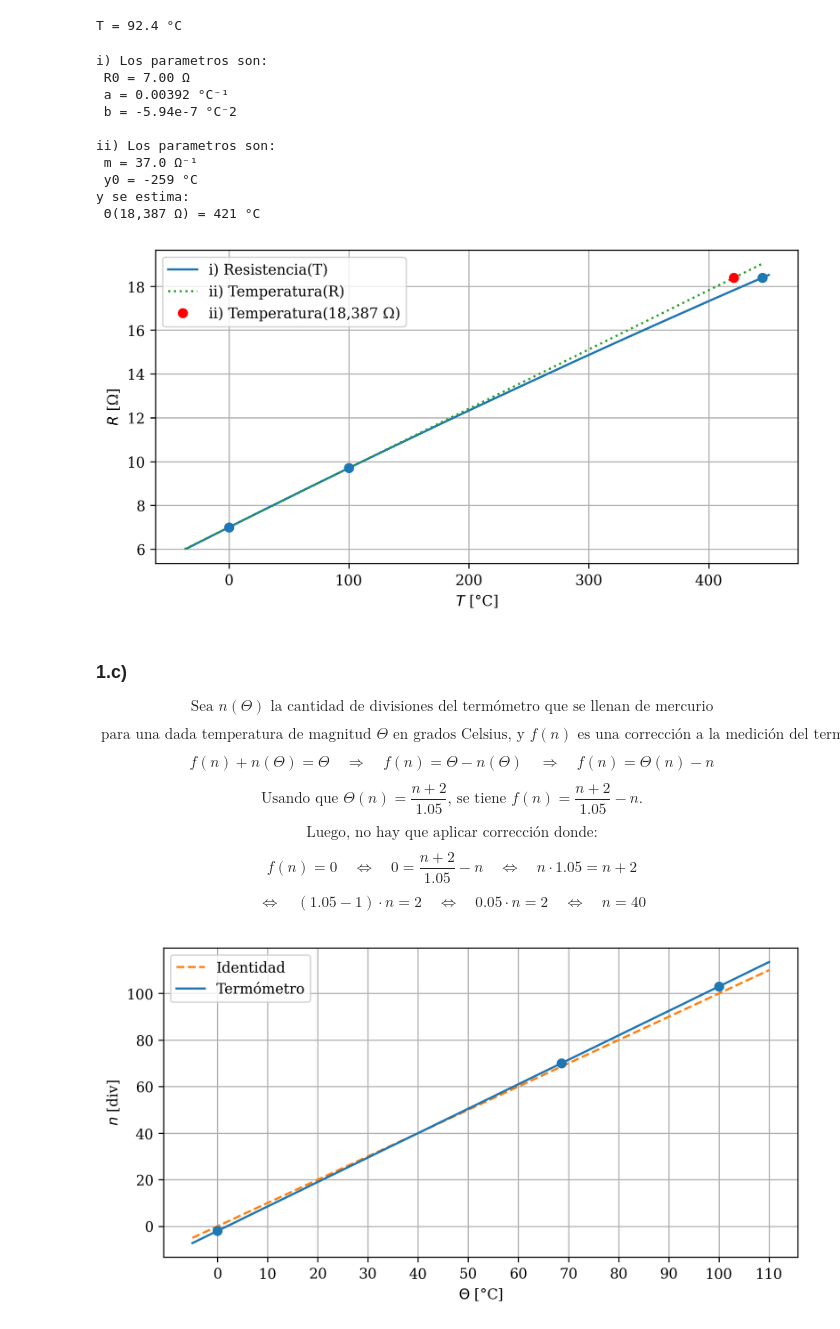
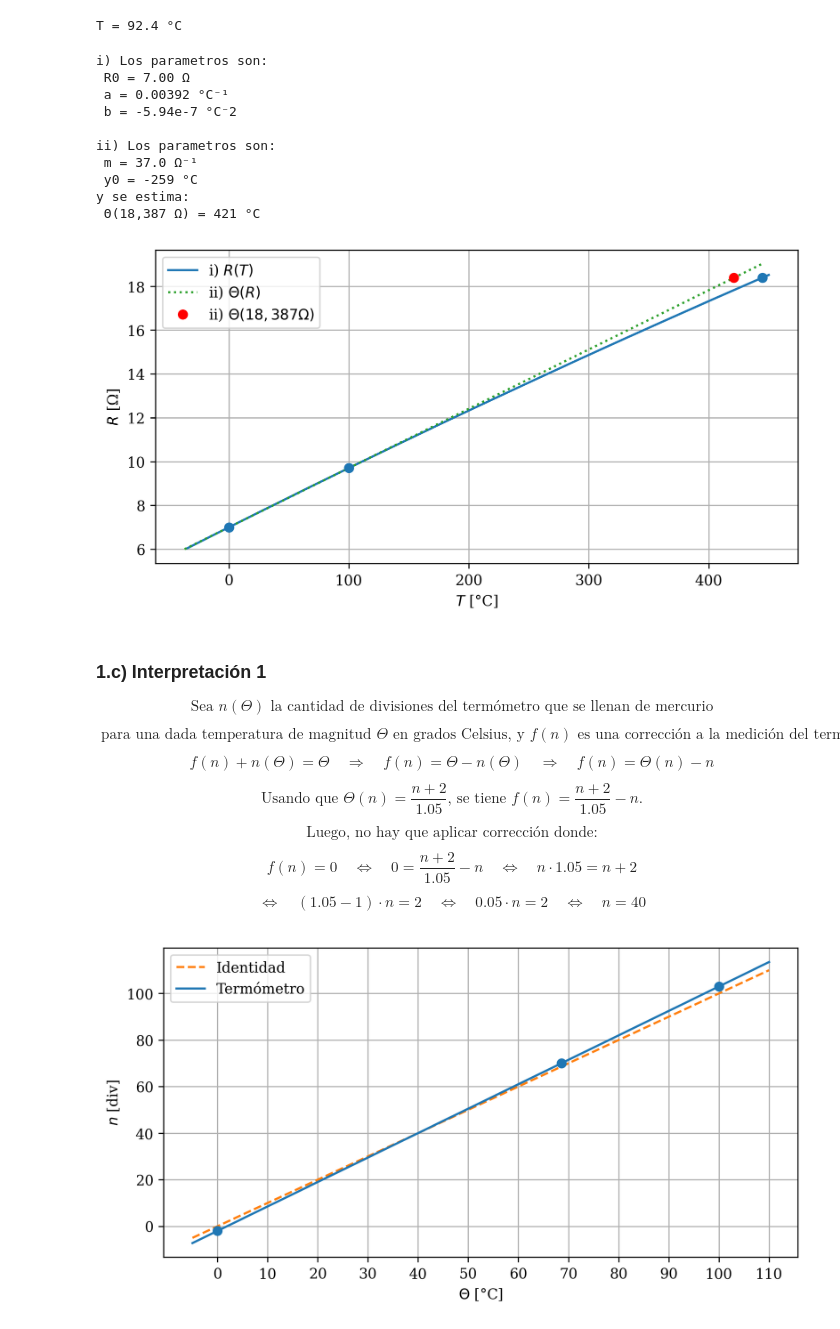
Before and after one commit to agustinbrusco/Fisica-4, a Jupyter notebook: Bloc_de_Notas_Física_4.ipynb, the cells around one changed output. Saved outputs shown, nothing was run; the diff lists cells and outputs as text; code cells hidden in the pictures.

```diff
--- a/Bloc_de_Notas_Física_4.ipynb
+++ b/Bloc_de_Notas_Física_4.ipynb
@@ -195,39 +195,39 @@ m, y0, R = sym.symbols('m, y0, R', real=True)
 Theta = m*R + y0
 eq_sys = [sym.Eq(Theta.subs(R, 7), 0), sym.Eq(Theta.subs(R, 9.705), 100),]
 vals = sym.solve_poly_system(eq_sys, [m, y0])
 m, y0 = vals[0]
 Theta = lambda R: m*R + y0
 print('\nii) Los parametros son:')
 print(f' m = {m:.3g} Ω⁻¹')
 print(f' y0 = {y0:.3g} °C')
 print('y se estima:')
 print(f' Θ(18,387 Ω) = {Theta(18.387):.3g} °C')
 # Grafico
 t = np.linspace(-35, 450, 5000)
 r = np.linspace(6, 19, 5000)
-plt.plot(t, R1(t), '-C0', label='i) Resistencia(T)')
-plt.plot(Theta(r), r, ':C2', label='ii) Temperatura(R)')
+plt.plot(t, R1(t), '-C0', label='i) $R(T)$')
+plt.plot(Theta(r), r, ':C2', label='ii) $\Theta(R)$')
 plt.plot([0, 100, 444.6], [7, 9.705, 18.387], 'o')
-plt.plot([Theta(18.387)], [18.387], 'or', label='ii) Temperatura(18,387 Ω)')
+plt.plot([Theta(18.387)], [18.387], 'or', label='ii) $\Theta(18,387 Ω)$')
 plt.grid()
 plt.legend()
 plt.xlabel(r'$T$ [°C]')
 plt.ylabel('$R$ [Ω]')
 plt.show()
 # %% [output]
 i) Los parametros son:
  R0 = 7.00 Ω
  a = 0.00392 °C⁻¹
  b = -5.94e-7 °C⁻2
 
 ii) Los parametros son:
  m = 37.0 Ω⁻¹
  y0 = -259 °C
 y se estima:
  Θ(18,387 Ω) = 421 °C
-[figure, old version]
+[figure, new version]
 # %% [markdown]
-### 1.c)
+### 1.c) Interpretación 1
 $$\text{Sea } n(\Theta) \text{ la cantidad de divisiones del termómetro que se llenan de mercurio}$$
 
 $$\text{ para una dada temperatura de magnitud } \Theta \text{ en grados Celsius, y } f(n) \text{ es una corrección a la medición del termometro tal que:}$$
```
Also changed, not shown: parts of 5 cells of this notebook.
